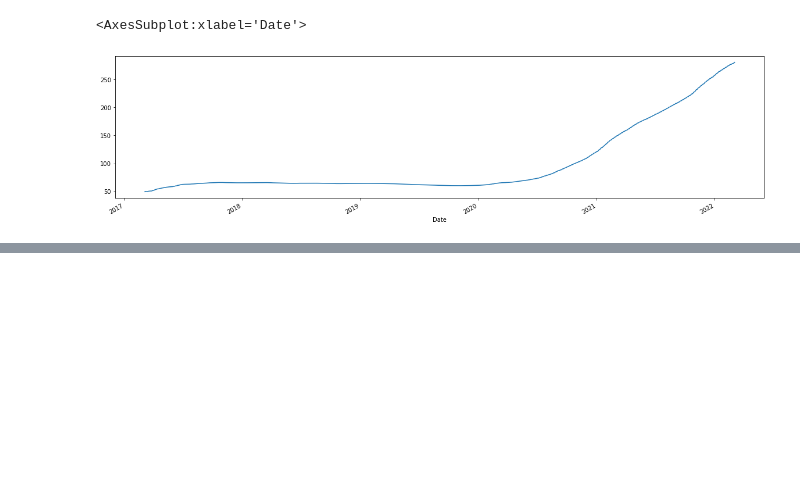
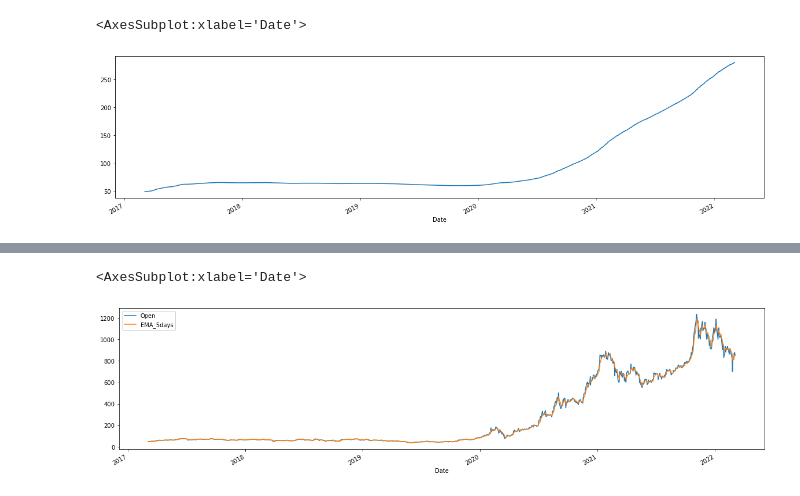
Before and after one commit to iamatul1214/Time-series-, a Jupyter notebook: Time Series -2 .ipynb, the cells around one changed output, grey strips where cells are left out. Cells and saved outputs as stored; diff of their text form; code cells hidden in the pictures; blank space fills up the shorter version.

```diff
--- a/Time Series -2 .ipynb
+++ b/Time Series -2 .ipynb
@@ -75,0 +110,8 @@ df_tesla['Open'].expanding().mean().plot(figsize=(20,5))
+# %%
+## Eg
+df_tesla["EMA_5days"]=df_tesla["Open"].ewm(span=5).mean()
+# %%
+df_tesla[['Open','EMA_5days']].plot(figsize=(20,5))
+# %% [output]
+<AxesSubplot:xlabel='Date'>
+[figure, added]
```
Also changed, not shown: parts of 12 cells of this notebook.
